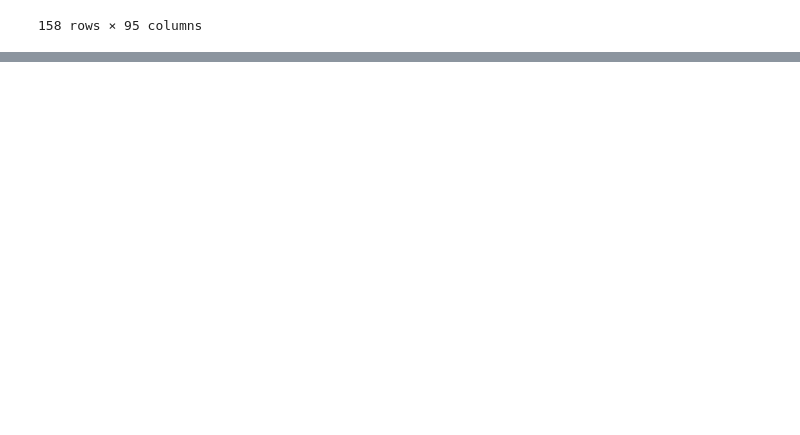
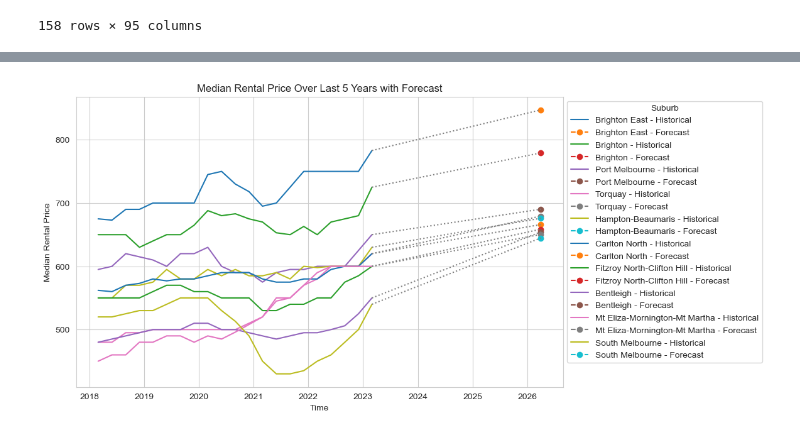
Before and after one commit to vanessagraciia/Real-Estate-Industry-Project, a Jupyter notebook: notebooks/Predicted Growth.ipynb, the cells around one changed output, grey strips where cells are left out. Cells and saved outputs as stored; diff of their text form; code cells hidden in the pictures; blank space fills up the shorter version.

```diff
--- a/notebooks/Predicted Growth.ipynb
+++ b/notebooks/Predicted Growth.ipynb
@@ -167,4 +162,4 @@ df_median
 | Group Total | 130.0 | 130.0 | 130.0 | 130.0 | 135.0 | 135.0 | ... |
 158 rows × 95 columns
 # %%
-df_median = df_median.drop("Group Total", errors='ignore')
+df_median = df_median.drop("Group Total")
@@ -170,0 +169,4 @@ df_median = df_median.drop("Group Total", errors='ignore')
+# %%
+# Convert the data from wide format to long format to fit them into Linear regression
+df_long = df_median.stack().reset_index()
+df_long.columns = ['Suburb', 'Date', 'Median']
@@ -170,0 +189,5 @@ df_median = df_median.drop("Group Total", errors='ignore')
+# %%
+# Assign a numeric value to each time period
+date_columns = df_median.columns
+date_to_time = {date: i for i, date in enumerate(date_columns)}
+df_long['Time'] = df_long['Date'].map(date_to_time)
@@ -170,0 +389,2 @@ df_median = df_median.drop("Group Total", errors='ignore')
+# %%
+df_median.columns = pd.to_datetime(df_median.columns.str.extract('(\w{3} \d{4})')[0], format='%b %Y')
@@ -170,0 +465,35 @@ df_median = df_median.drop("Group Total", errors='ignore')
+# %%
+# Select the data for the last 5 years
+last_5_years_data = df_median.loc[:, '2018-03-01':]
+
+# Prepare a figure
+plt.figure(figsize=(10, 6))
+
+# Loop through each of the top 10 suburbs
+for index, row in top_10_suburbs.iterrows():
+    suburb, forecasted_price = row['Suburb'], row['Forecasted Median Price']
+
+    # Get the historical data for this suburb
+    suburb_data = last_5_years_data.loc[suburb]
+
+    # Generate a time index for the forecasted price
+    forecast_index = pd.date_range(start=suburb_data.index[-1] + pd.DateOffset(months=3*12), periods=1, freq='Q')
+
+    # Plot the historical data
+    plt.plot(suburb_data.index, suburb_data, label=f'{suburb} - Historical')
+
+    # Plot the forecasted price
+    plt.plot(forecast_index, [forecasted_price], marker='o', linestyle='--', label=f'{suburb} - Forecast')
+
+    plt.plot([suburb_data.index[-1], forecast_index[0]], [suburb_data[-1], forecasted_price], linestyle=':', color='grey')
+
+# Add legend and labels
+plt.legend(loc='upper left', bbox_to_anchor=(1,1), title='Suburb')
+plt.xlabel('Time')
+plt.ylabel('Median Rental Price')
+plt.title('Median Rental Price Over Last 5 Years with Forecast')
+
+# Show the plot
+plt.show()
+# %% [output]
+[figure, added]
```
Also changed, not shown: parts of 20 cells of this notebook.
